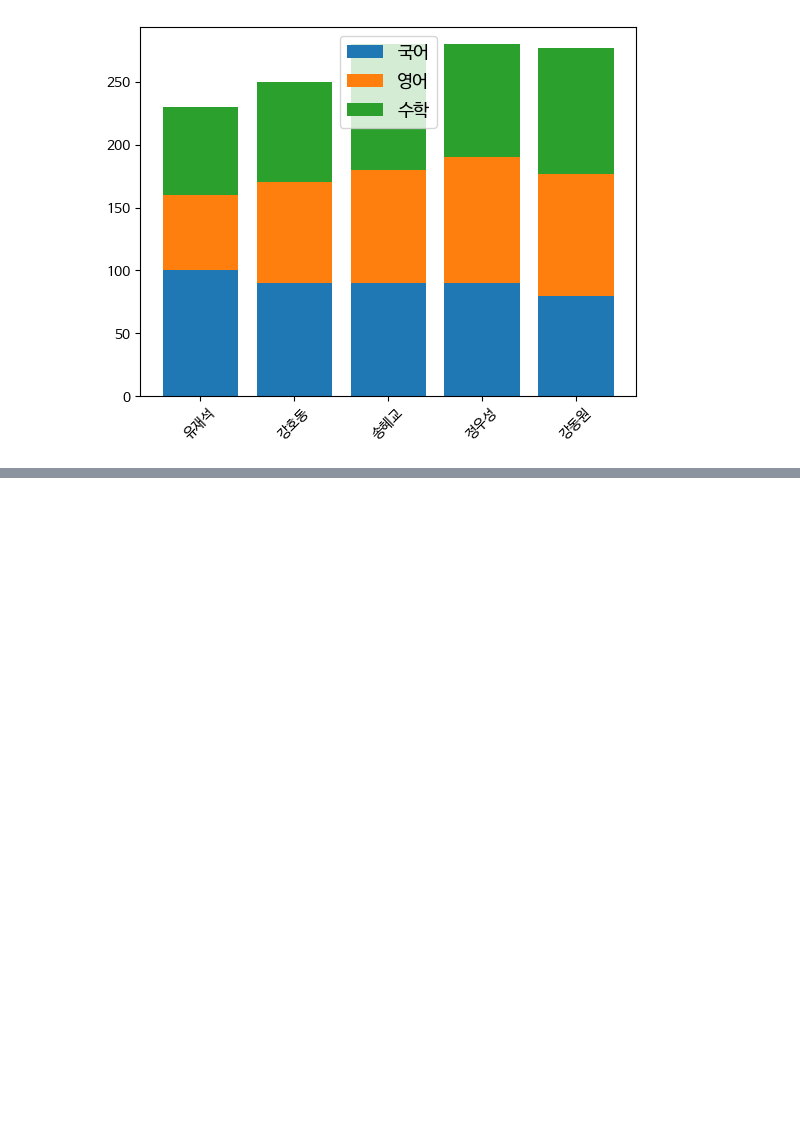
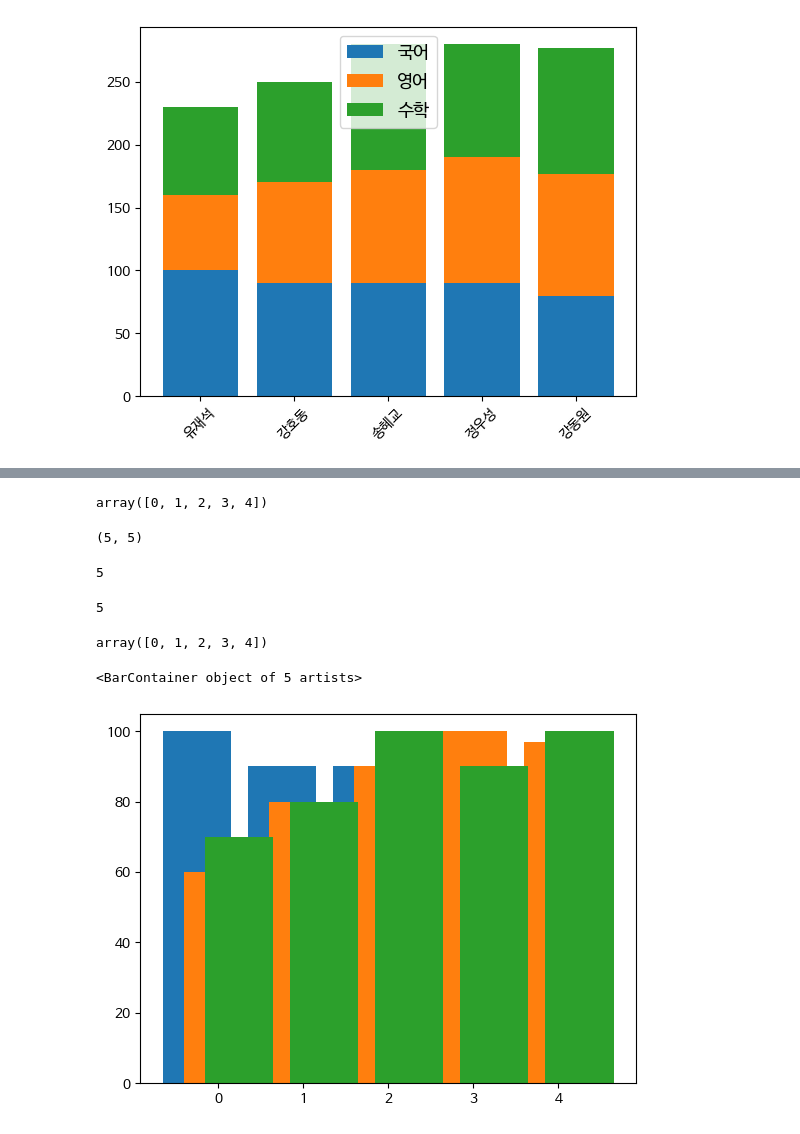
Before and after one commit to sukjin1/ed, a Jupyter notebook: Matplotlib_Nado.ipynb, the cells around one changed output, grey strips where cells are left out. Drawn from its saved outputs; the diff is of its cells as text; code cells hidden in the pictures; blank space fills up the shorter version.

Commit message:
Colaboratory를 통해 생성됨

```diff
--- a/Matplotlib_Nado.ipynb
+++ b/Matplotlib_Nado.ipynb
@@ -449,0 +452,9 @@ plt.legend(loc='upper center', fontsize=13)
+# %%
+import pandas as pd
+
+from google.colab import drive
+drive.mount('/content/drive', force_remount=True)
+
+df = pd.read_excel('/content/drive/My Drive/Colab Notebooks/exercise_tab.xlsx')
+
+df
@@ -449,0 +469,34 @@ plt.legend(loc='upper center', fontsize=13)
+# %%
+import numpy as np
+
+a = np.arange(5)
+a
+# %% [output]
+array([0, 1, 2, 3, 4])
+# %%
+df.shape
+# %% [output]
+(5, 5)
+# %%
+df.shape[0]
+# %% [output]
+5
+# %%
+N = df.shape[0]
+N
+# %% [output]
+5
+# %%
+index = np.arange(N)
+index
+# %% [output]
+array([0, 1, 2, 3, 4])
+# %%
+width = 0.25
+import matplotlib.pyplot as plt
+plt.bar(index - width, df['국어'])
+plt.bar(index, df['영어'])
+plt.bar(index + width, df['수학'])
+# %% [output]
+<BarContainer object of 5 artists>
+[figure, added]
```
Also changed, not shown: parts of 43 cells of this notebook.
